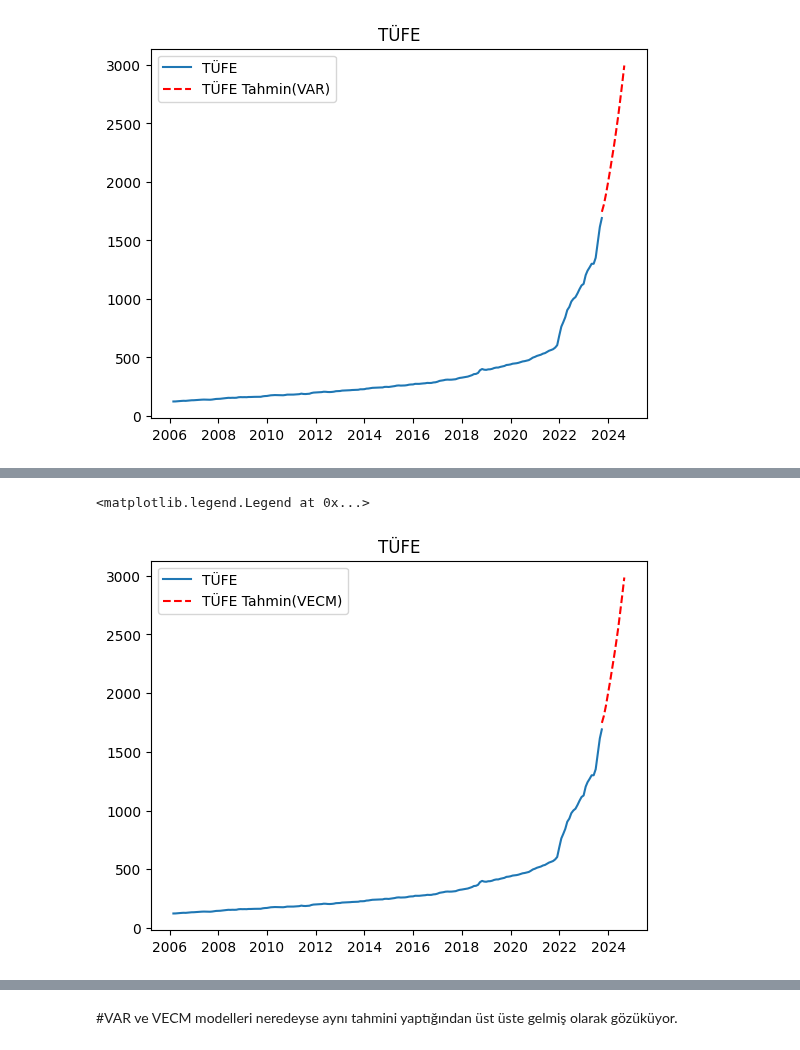
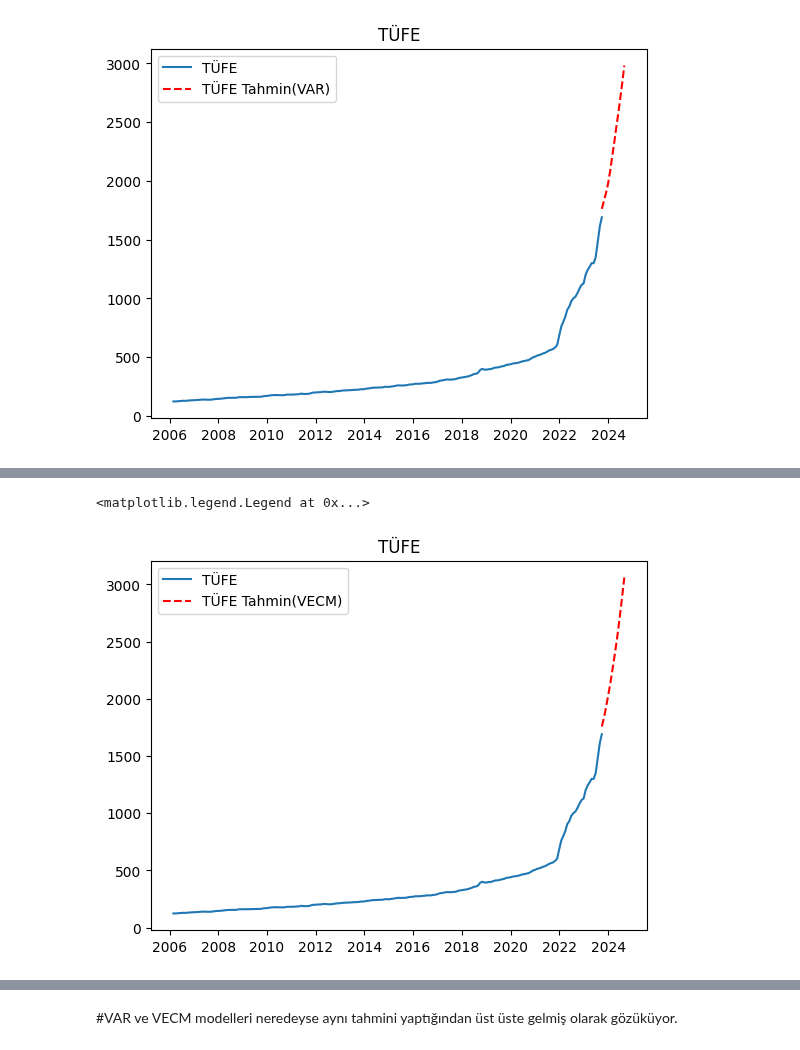
Before and after one commit to kaboya19/InflationForecast, a Jupyter notebook: InflationForecast.ipynb, the cells around one changed output, grey strips where cells are left out. Saved outputs shown, nothing was run; the diff lists cells and outputs as text; code cells hidden in the pictures.

```diff
--- a/InflationForecast.ipynb
+++ b/InflationForecast.ipynb
@@ -467,5 +426,4 @@ mfaiz
-# %%
-kfaiz=kfaiz.set_index(pfaiz.index)
 # %%
-X=pd.concat([df6["Onceki USD/TL"],dfn["Para Arzi Onceki"],df14.Brent,df3.Kredi,pfaiz["Politika Faizi"],kfaiz["Kredi Faizi"]],axis=1)
+X=pd.concat([df6["USD/TL"].rolling(3).mean().dropna(),money["Para Arzi Onceki"].tail(211),df14.Brent,df3.Kredi,pfaiz["Politika Faizi"],kfaiz["Kredi Faizi"]],axis=1)
 X=X.dropna(axis=0)
+X
@@ -472,7 +444,8 @@ X=X.dropna(axis=0)
 # %%
 y=pd.DataFrame(df["CPI"])
 y["CPI"]=y["CPI"].astype(float)
-
+y=y.tail(211)
+y=y.set_index(X.index)
 y
 # %% [output]
 |  | CPI |
@@ -793,24 +764,23 @@ dates=pd.date_range(start='2006-02-01', periods=212, freq='M')
 # Veriyi bir veri çerçevesine yerleştirme
 
 pfaiz=pfaiz.head(212)
-mfaiz=mfaiz.head(212)
+
 df6=df6.head(212)
-dfn=dfn.head(212)
+money=money.head(212)
 df14=df14.head(212)
 df3=df3.head(212)
 df=df.head(212)
 
 pfaiz=pfaiz.set_index(dates)
-mfaiz=mfaiz.set_index(dates)
 df6=df6.set_index(dates)
-dfn=dfn.set_index(dates)
+money=money.set_index(dates)
 df14=df14.set_index(dates)
 df3=df3.set_index(dates)
 df=df.set_index(dates)
 
 
-data["USD/TL"]=df6["USD/TL"]
-data["Para Arzı"]=dfn["Para Arzi"]
+data["USD/TL"]=df6["USD/TL"].rolling(3).mean().dropna()
+data["Para Arzı"]=money["Para Arzi Onceki"]
 data["Brent"]=df14["Brent"]
 data["Kredi"]=df3["Kredi"]
 data["TÜFE"]=df["CPI"]
@@ -880,38 +854,38 @@ data=pd.DataFrame()
 dates=pd.date_range(start='2006-02-01', periods=212, freq='M')
 
 # Veriyi bir veri çerçevesine yerleştirme
-data["USD/TL"]=df6["USD/TL"]
-data["Para Arzı"]=dfn["Para Arzi"]
+data["USD/TL"]=df6["USD/TL"].rolling(3).mean().dropna()
+data["Para Arzı"]=money["Para Arzi Onceki"]
 data["Brent"]=df14["Brent"]
 data["Kredi"]=df3["Kredi"]
 data["TÜFE"]=df["CPI"]
 
 
 
 
 model = sm.VECM(data, k_ar_diff=1, coint_rank=5, deterministic="co",seasons=12)
 results = model.fit()
 
 # TÜFE'nin gelecekteki değerlerini tahmin et
 tahmin = results.predict(steps=12, alpha=0.05)
 
 tahmin1=pd.DataFrame(tahmin[0],columns=['Döviz Kuru','Para Arzi','Petrol','Kredi Hacmi','TÜFE'])
 
 
 tahmin2=pd.DataFrame(tahmin[1],columns=['Döviz Kuru','Para Arzi','Petrol','Kredi Hacmi','TÜFE'])
 tahmin3=pd.DataFrame(tahmin[2],columns=['Döviz Kuru','Para Arzi','Petrol','Kredi Hacmi','TÜFE'])
 
 tahmin4=pd.DataFrame()
 tahmin4["TÜFE"]=(tahmin1["TÜFE"]+tahmin2["TÜFE"]+tahmin3["TÜFE"])/3
 dates=pd.date_range('2023-10-01','2024-10-01' , freq='1M')-pd.offsets.MonthBegin(1)
 tahmin4=tahmin4.set_index(dates)
 plt.plot(df["CPI"],label="TÜFE")
 plt.plot(tahmin4,"--",label="TÜFE Tahmin(VECM)",color="red")
 plt.title("TÜFE")
 plt.legend()
 # %% [output]
 <matplotlib.legend.Legend at 0x...>
-[figure, old version]
+[figure, new version]
 # %%
 dff=pd.concat([df["CPI"].head(212),df9["TÜFE"]],axis=0)
 dff=pd.DataFrame(dff)
```
Also changed, not shown: parts of 33 cells of this notebook.
